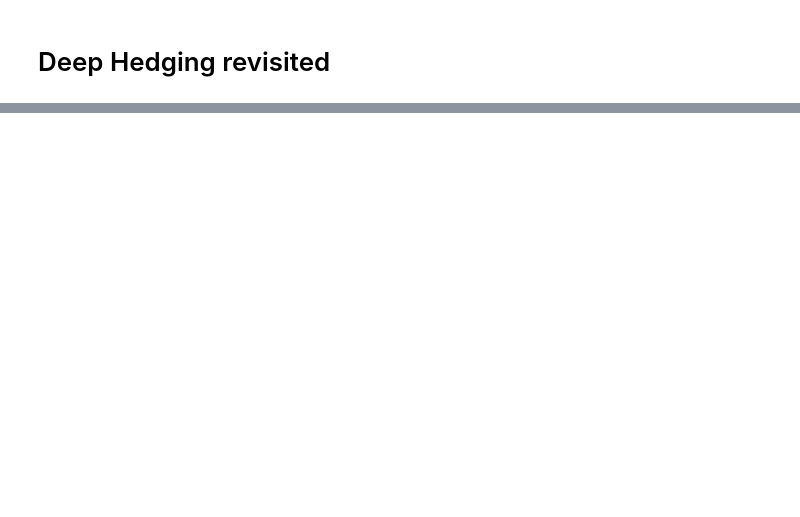
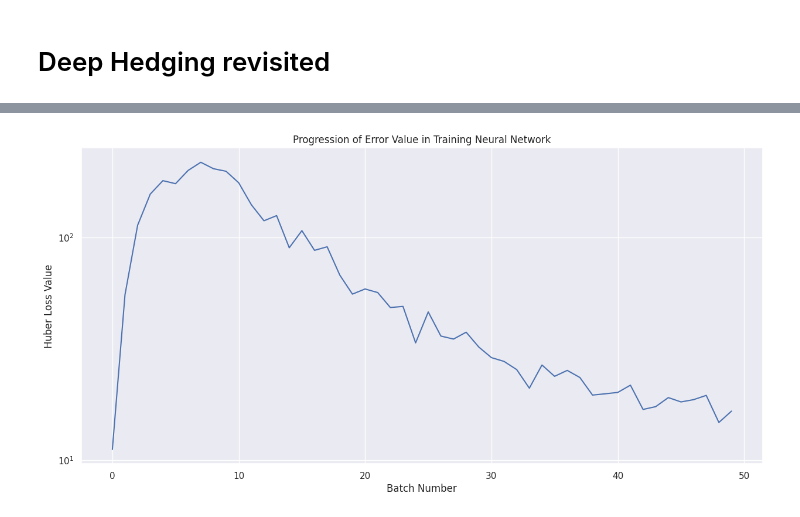
Before and after one commit to JurajZelman/deep-hedging, a Jupyter notebook: new_main.ipynb, the cells around one changed output, grey strips where cells are left out. Saved outputs shown, nothing was run; the diff lists cells and outputs as text; code cells hidden in the pictures; blank space fills up the shorter version.

```diff
--- a/new_main.ipynb
+++ b/new_main.ipynb
@@ -68,0 +80,53 @@ plt.show()
+# %%
+# Initialize the Black-Scholes path generator
+
+# Set model parameters
+S0 = 100                # Initial stock price
+r = 0.05                # Risk-free interest rate
+sigma = 0.2             # Volatility
+T = 1                   # Time horizon
+N = 1000                # Number of time steps
+batch_size = 16         # Number of paths in each batch
+num_batches = 100       # Number of batches to generate
+
+BS_generator = BlackScholesGenerator(S0, r, sigma, T, N, batch_size,
+                                     num_batches, DEVICE)
+# %%
+from deephedging.hedging import FeedForwardHedgingStrategy
+from deephedging.option_pricing import get_european_call_price
+
+# Parameters for the strategy neural network
+hidden_nodes = 100    # Number of hidden nodes in the neural network
+# batch_size = 5000     # Number of paths in each batch
+batch_size = 100      # Number of paths in each batch
+# num_batches = 200     # Number of batches
+num_batches = 50      # Number of batches
+lr = 0.05             # Learning rate
+
+
+# Initialize the hedging strategy
+errors = []
+loss = nn.HuberLoss()
+strategy = FeedForwardHedgingStrategy(hidden_nodes, N)
+optimizer = optim.Adam(strategy.parameters(), lr=lr)
+BS_generator = BlackScholesGenerator(S0, r, sigma, T, N, batch_size,
+                                     num_batches, DEVICE)
+
+# Train the hedging neural networks
+for S in tqdm(BS_generator):
+    optimizer.zero_grad()
+    error = loss(strategy(S)[0], get_european_call_price(S[:,-1], S0))
+    errors.append(error.item())
+    error.backward()
+    optimizer.step()
+
+# Plot the evolution of the error value
+fig, ax = plt.subplots()
+ax.set_yscale('log')
+plt.plot(np.array(errors))
+plt.xlabel("Batch Number")
+plt.ylabel("Huber Loss Value")
+plt.title("Progression of Error Value in Training Neural Network")
+plt.show()
+# %% [output]
+[figure, added]
```
Also changed, not shown: parts of 6 cells of this notebook, 4 other files.
